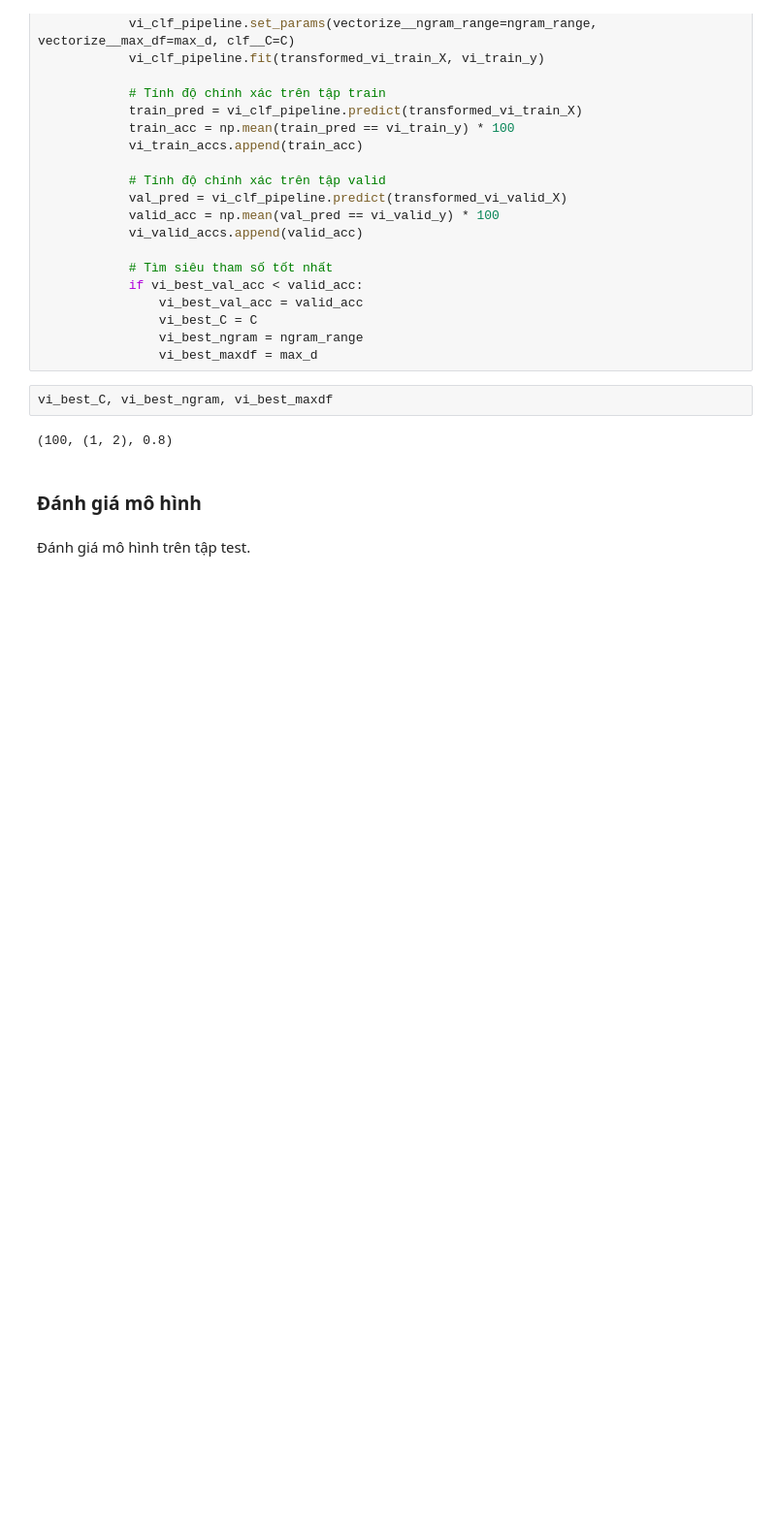
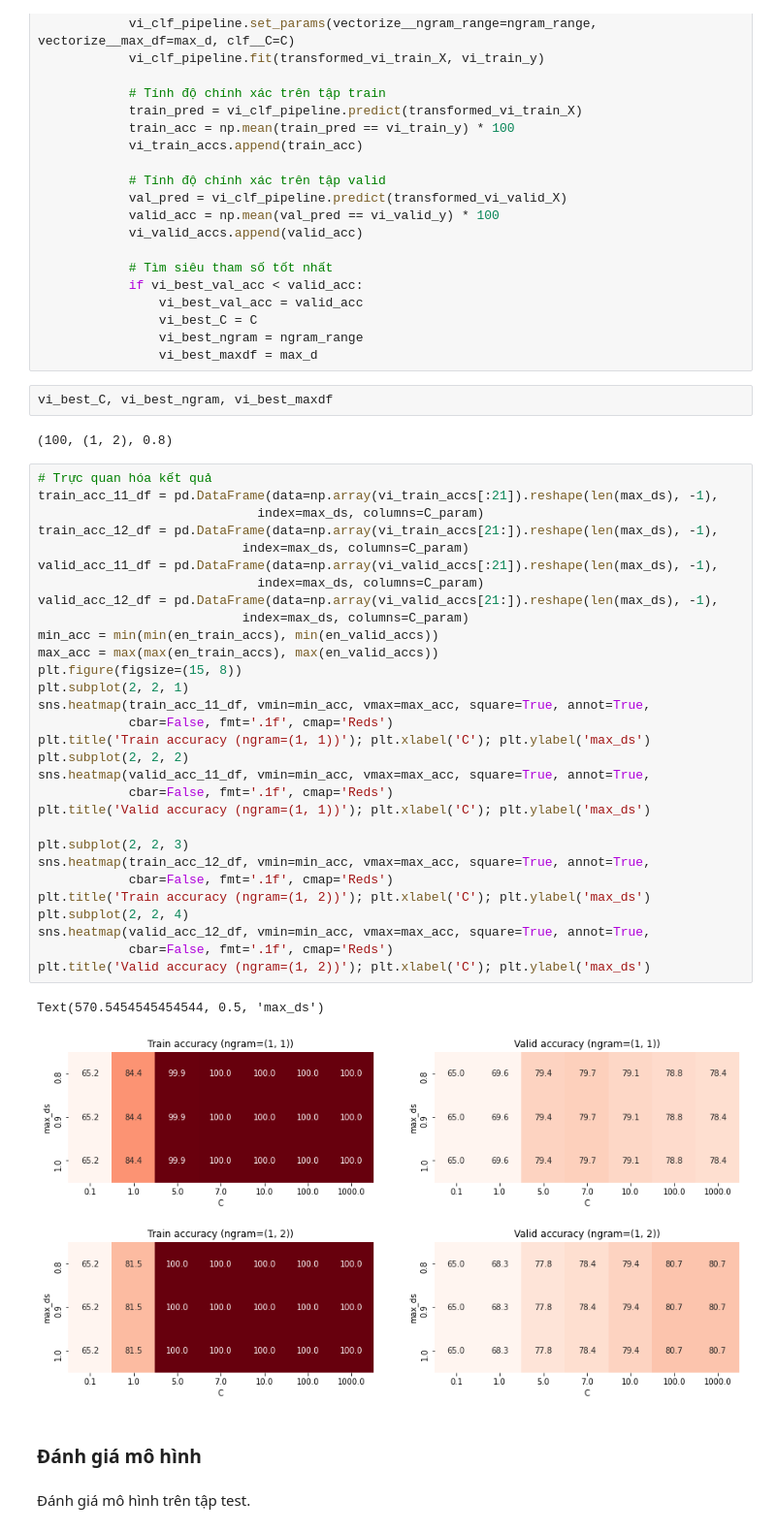
Before and after one commit to heraclex12/IntroDS-final, a Jupyter notebook: 1712442_1712447_18120144.ipynb, the cells around one changed output. Shown: that part at 97% size. Cells and saved outputs as stored; diff of their text form; blank space fills up the shorter version.

```diff
--- a/1712442_1712447_18120144.ipynb
+++ b/1712442_1712447_18120144.ipynb
@@ -664,6 +700,39 @@ for ngram_range in ngram_ranges:
 vi_best_C, vi_best_ngram, vi_best_maxdf
 # %% [output]
 (100, (1, 2), 0.8)
+# %%
+# Trực quan hóa kết quả
+train_acc_11_df = pd.DataFrame(data=np.array(vi_train_accs[:21]).reshape(len(max_ds), -1),
+                             index=max_ds, columns=C_param)
+train_acc_12_df = pd.DataFrame(data=np.array(vi_train_accs[21:]).reshape(len(max_ds), -1),
+                           index=max_ds, columns=C_param)
+valid_acc_11_df = pd.DataFrame(data=np.array(vi_valid_accs[:21]).reshape(len(max_ds), -1),
+                             index=max_ds, columns=C_param)
+valid_acc_12_df = pd.DataFrame(data=np.array(vi_valid_accs[21:]).reshape(len(max_ds), -1),
+                           index=max_ds, columns=C_param)
+min_acc = min(min(en_train_accs), min(en_valid_accs))
+max_acc = max(max(en_train_accs), max(en_valid_accs))
+plt.figure(figsize=(15, 8))
+plt.subplot(2, 2, 1)
+sns.heatmap(train_acc_11_df, vmin=min_acc, vmax=max_acc, square=True, annot=True,
+            cbar=False, fmt='.1f', cmap='Reds')
+plt.title('Train accuracy (ngram=(1, 1))'); plt.xlabel('C'); plt.ylabel('max_ds')
+plt.subplot(2, 2, 2)
+sns.heatmap(valid_acc_11_df, vmin=min_acc, vmax=max_acc, square=True, annot=True,
+            cbar=False, fmt='.1f', cmap='Reds')
+plt.title('Valid accuracy (ngram=(1, 1))'); plt.xlabel('C'); plt.ylabel('max_ds')
+
+plt.subplot(2, 2, 3)
+sns.heatmap(train_acc_12_df, vmin=min_acc, vmax=max_acc, square=True, annot=True,
+            cbar=False, fmt='.1f', cmap='Reds')
+plt.title('Train accuracy (ngram=(1, 2))'); plt.xlabel('C'); plt.ylabel('max_ds')
+plt.subplot(2, 2, 4)
+sns.heatmap(valid_acc_12_df, vmin=min_acc, vmax=max_acc, square=True, annot=True,
+            cbar=False, fmt='.1f', cmap='Reds')
+plt.title('Valid accuracy (ngram=(1, 2))'); plt.xlabel('C'); plt.ylabel('max_ds')
+# %% [output]
+Text(570.5454545454544, 0.5, 'max_ds')
+[figure, added]
 # %% [markdown]
 ### Đánh giá mô hình
 # %% [markdown]
```
Also changed, not shown: parts of 15 cells of this notebook.
